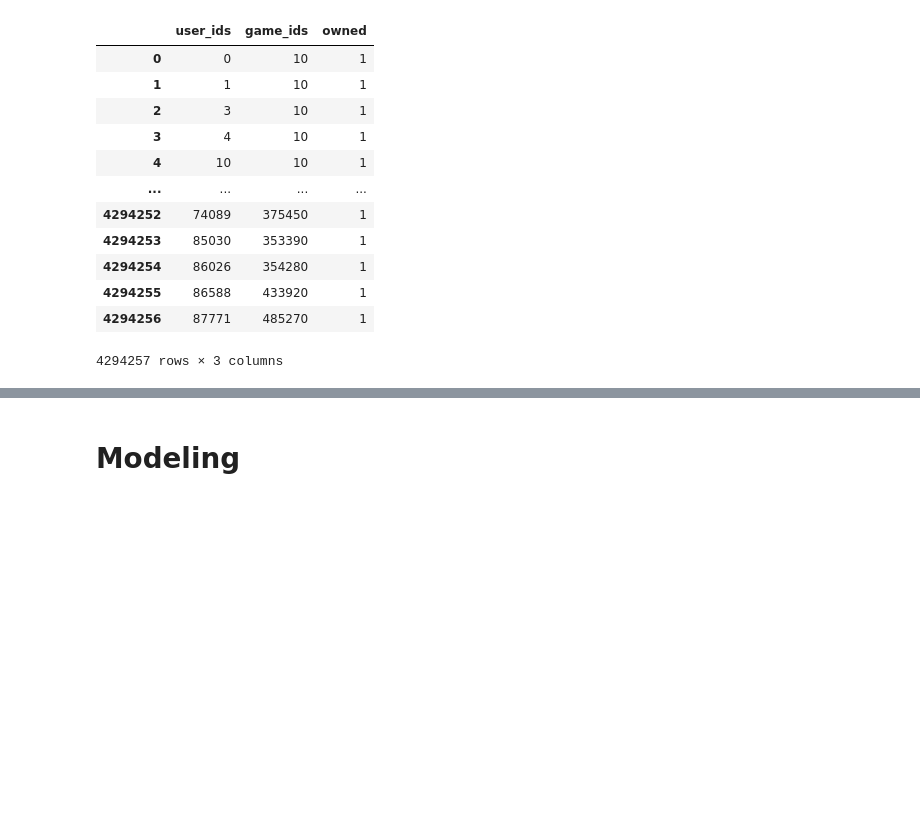
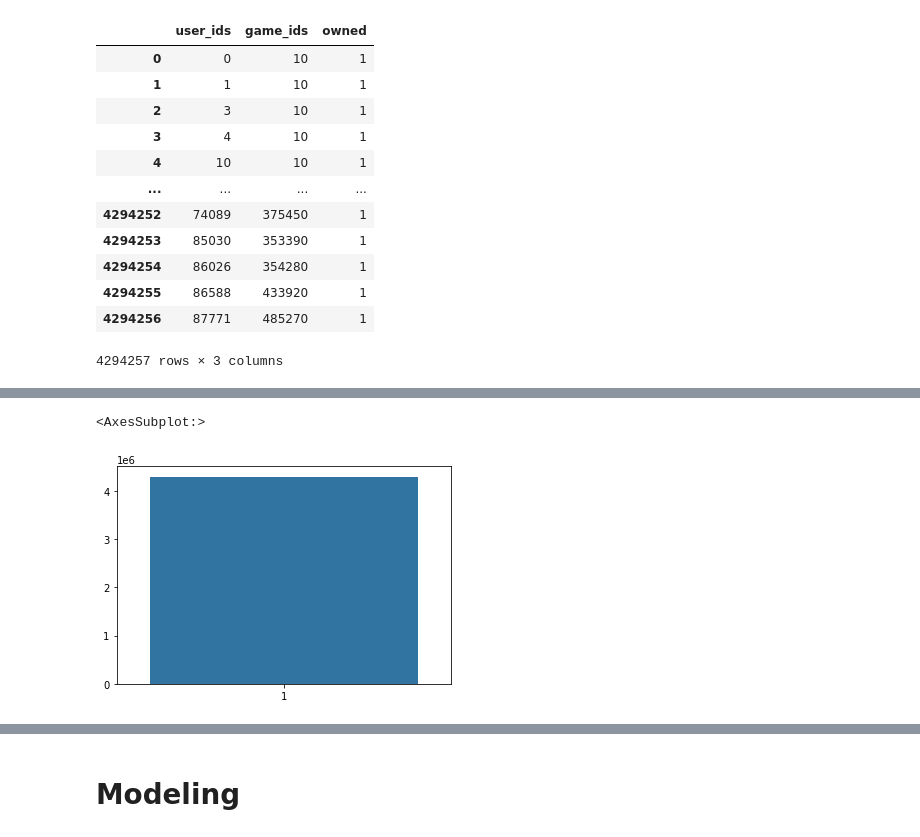
Before and after one commit to JakeAsh22/steam-rec-system, a Jupyter notebook: get_data.ipynb, the cells around one changed output, grey strips where cells are left out. Cells and saved outputs as stored; diff of their text form; code cells hidden in the pictures; blank space fills up the shorter version.

```diff
--- a/get_data.ipynb
+++ b/get_data.ipynb
@@ -209,0 +258,5 @@ clean_df
+# %%
+sns.barplot(x=clean_df['owned'].value_counts().index,y=clean_df['owned'].value_counts().values)
+# %% [output]
+<AxesSubplot:>
+[figure, added]
```
Also changed, not shown: parts of 36 cells of this notebook.
